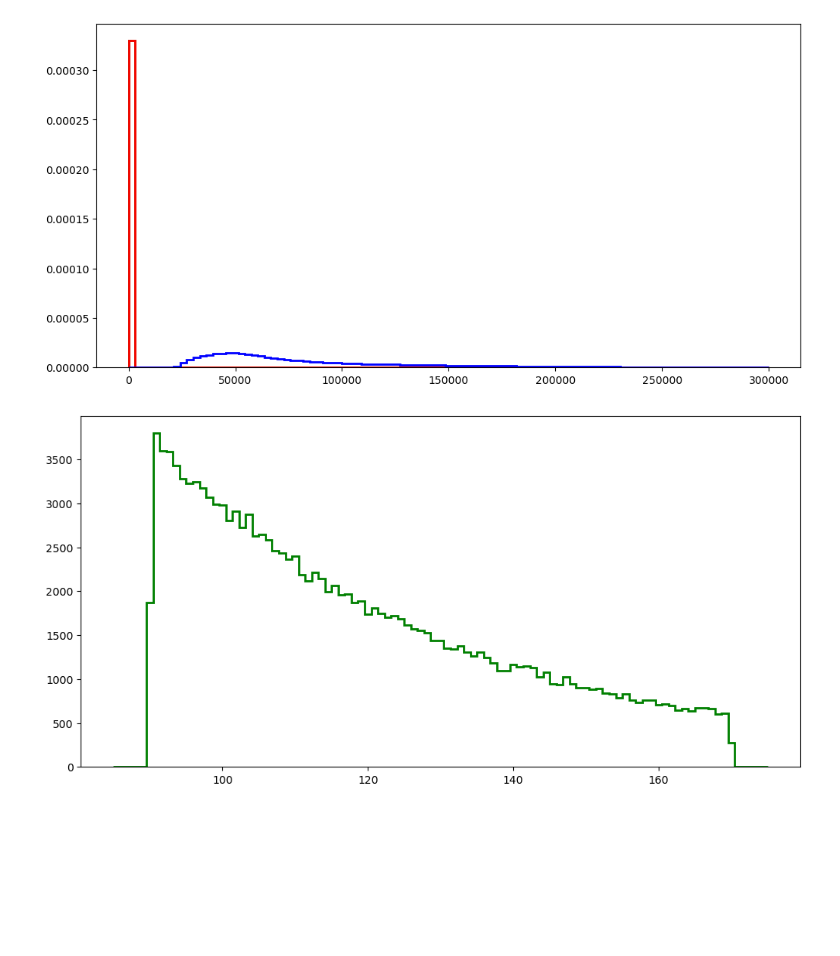
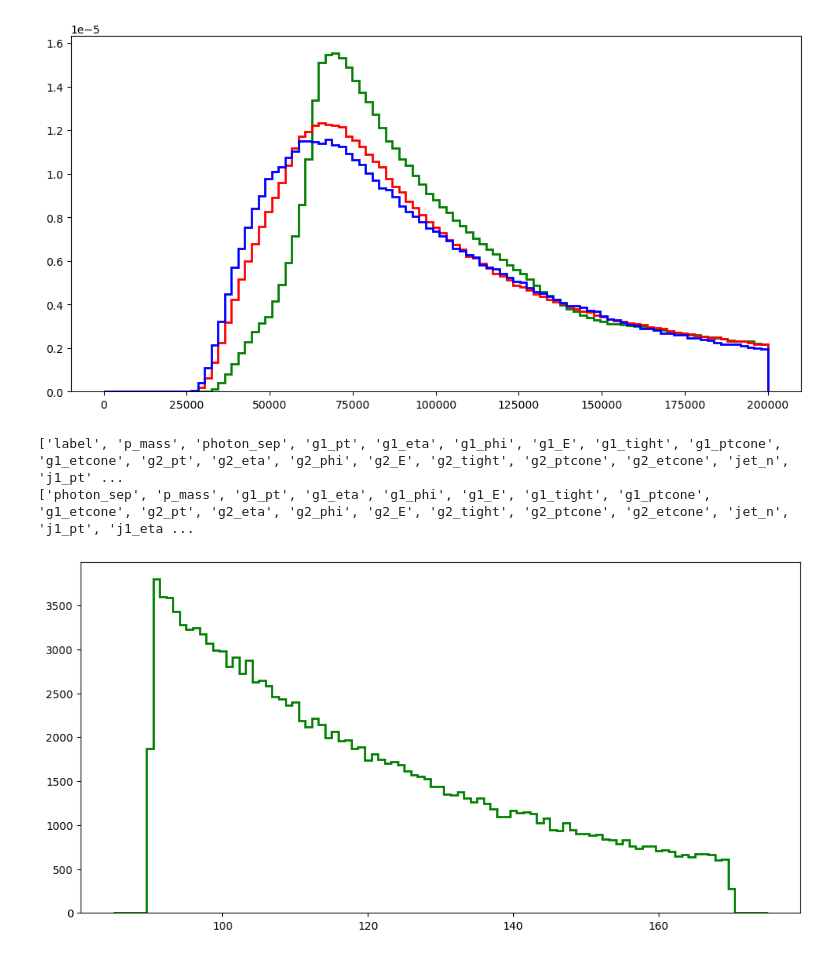
Before and after one commit to FindTheHiggs/Code, a Jupyter notebook: Code/DataInvestigation.ipynb, the cells around one changed output. Cells and saved outputs as stored; diff of their text form; code cells hidden in the pictures; blank space fills up the shorter version.

```diff
--- a/Code/DataInvestigation.ipynb
+++ b/Code/DataInvestigation.ipynb
@@ -42,19 +41,16 @@ Done ggjj
 # %%
 #Open a file to access the different graphs
-# df1 = pd.read_csv('./../CSVfiles/dataA.csv')
-# df2 = pd.read_csv('./../CSVfiles/dataB.csv')
-# df3 = pd.read_csv('./../CSVfiles/dataC.csv')
-# df4 = pd.read_csv('./../CSVfiles/dataD.csv')
+df1 = pd.read_csv('./../CSVfiles/data15_data.csv')
+df2 = pd.read_csv('./../CSVfiles/data16_p1_data.csv')
+df3 = pd.read_csv('./../CSVfiles/data16_p2_data.csv')
+df4 = pd.read_csv('./../CSVfiles/data16_p3_data.csv')
 
-# df7 = pd.read_csv('./../CSVfiles/ggH.csv')
-# df9 = pd.read_csv('./../CSVfiles/data_yyjj_p1.csv')
+df5 = pd.concat([df1,df2])
+del df1,df2
+df6 = pd.concat([df3,df4])
+del df3,df4
+df = pd.concat([df5,df6])
+del df5,df6
 
-# df5 = pd.concat([df1,df2])
-# del df1, df2
-# df6 = pd.concat([df3,df4])
-# del df3,df4
-# df8 = pd.concat([df5,df6])
-# del df5,df6
-df = pd.read_csv('./../CSVfiles/data1516_atlas_incomplete.csv', names =['A','B','C','D','E','F',
-                                                                       'G','H','I','J','K','L',
-                                                                        'M','N','O','P','Q','R','S','T'])
+df1 = pd.read_csv('./../CSVfiles/ggF_data.csv')
+df2 = pd.read_csv('./../CSVfiles/yyjj_data.csv')
@@ -149,21 +143,27 @@ print(min(pt2))
 # %%
 #Inspect the angle betwqeen photons
 plt.figure(figsize=(12,6), dpi= 100)
-data_del_r = df8['photon_sep'].values
-sig_del_r = df7['photon_sep'].values
-bkg_del_r = df9['photon_sep'].values
-# sigs = df['j1_E'][df['label']==1].values
-# bkgs = df['j1_E'][df['label']==0].values
-xlims=[0, 300000]
+data_del_r = df1['g1_E'].values
+sig_del_r = df2['g1_E'].values
+bkg_del_r = df3['g1_E'].values
+# sigs = df1['j1_pt'][df1['label']==1].values
+# bkgs = df2['j1_pt'][df2['label']==0].values
+xlims=[100, 200000]
 bins = np.linspace(xlims[0],xlims[1],100,endpoint=True)
 # plt.hist(bkgs, color = 'darkblue', histtype='step', bins=bins,linewidth=2)
 # plt.hist(sigs, color = 'red', histtype='step', bins=bins,linewidth=2)
 plt.hist(data_del_r, color = 'green', histtype='step', density=True, bins=bins,linewidth=2)
 plt.hist(sig_del_r, color = 'red', histtype='step', density=True,bins=bins,linewidth=2)
 plt.hist(bkg_del_r, color = 'blue', histtype='step', density=True,bins=bins,linewidth=2)
 plt.show()
+cols = df1.columns.tolist()
+print(cols)
+cols = df3.columns.tolist()
+print(cols)
 # %% [output]
-[figure, old version]
+[figure, new version]
+['label', 'p_mass', 'photon_sep', 'g1_pt', 'g1_eta', 'g1_phi', 'g1_E', 'g1_tight', 'g1_ptcone', 'g1_etcone', 'g2_pt', 'g2_eta', 'g2_phi', 'g2_E', 'g2_tight', 'g2_ptcone', 'g2_etcone', 'jet_n', 'j1_pt' ...
+['photon_sep', 'p_mass', 'g1_pt', 'g1_eta', 'g1_phi', 'g1_E', 'g1_tight', 'g1_ptcone', 'g1_etcone', 'g2_pt', 'g2_eta', 'g2_phi', 'g2_E', 'g2_tight', 'g2_ptcone', 'g2_etcone', 'jet_n', 'j1_pt', 'j1_eta ...
 # %%
 #Do a plot of the mass spectrum
 plt.figure(figsize=(12,6), dpi= 100)
```
Also changed, not shown: parts of 8 cells of this notebook, 2 other files.
